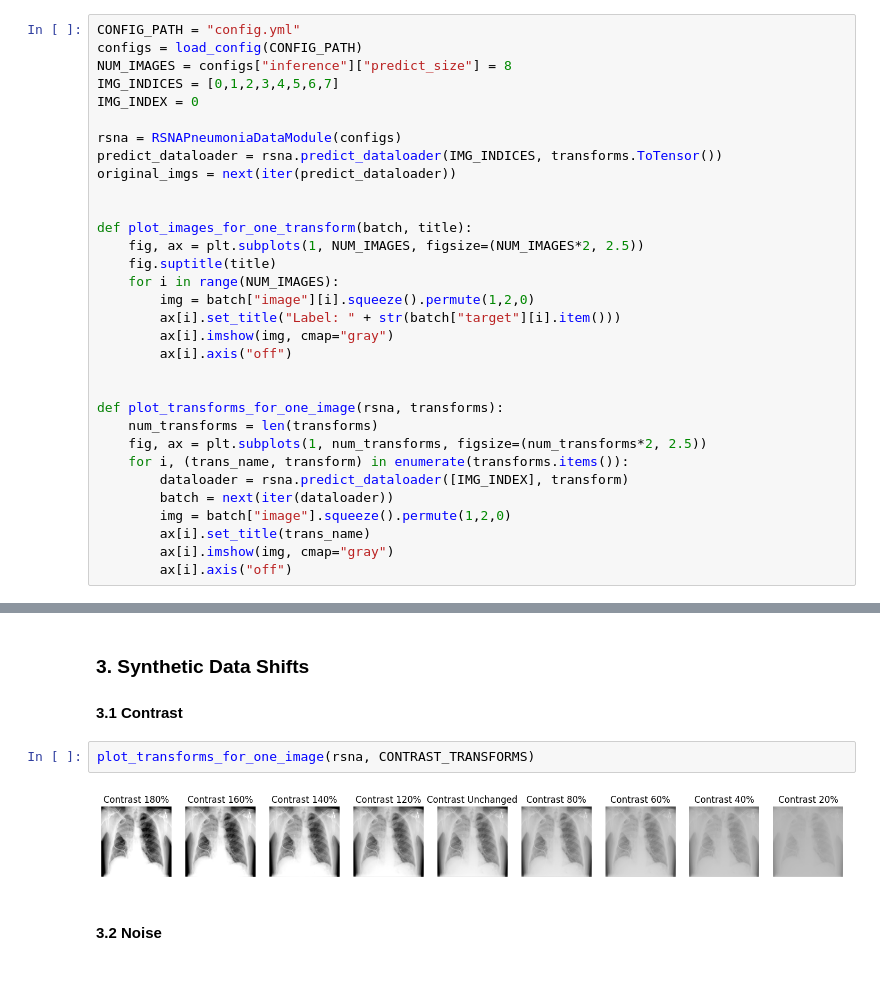
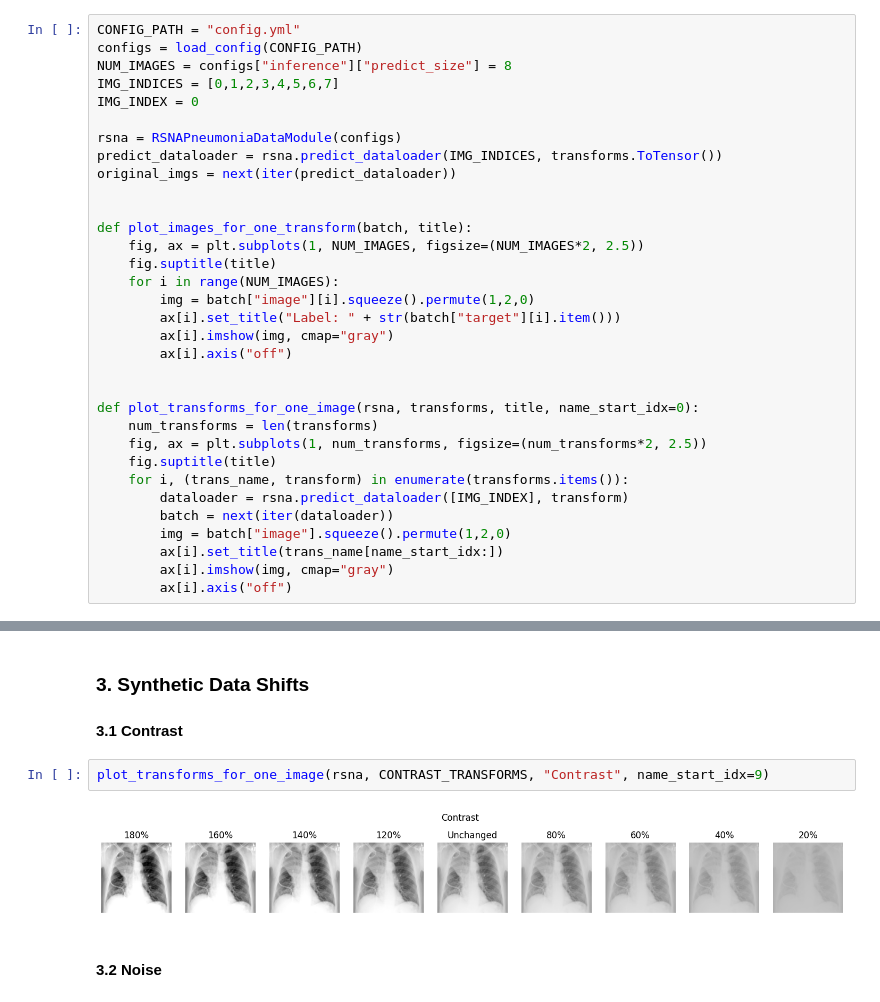
Before and after one commit to leeping-ng/med-img-monitoring, a Jupyter notebook: src/eda.ipynb, the cells around one changed output, grey strips where cells are left out. Cells and saved outputs as stored; diff of their text form; blank space fills up the shorter version.

Commit message:
shortened headings of plot titles

```diff
--- a/src/eda.ipynb
+++ b/src/eda.ipynb
@@ -36,14 +36,15 @@ def plot_images_for_one_transform(batch, title):
         ax[i].axis("off")
 
 
-def plot_transforms_for_one_image(rsna, transforms):
+def plot_transforms_for_one_image(rsna, transforms, title, name_start_idx=0):
     num_transforms = len(transforms)
     fig, ax = plt.subplots(1, num_transforms, figsize=(num_transforms*2, 2.5))
+    fig.suptitle(title)
     for i, (trans_name, transform) in enumerate(transforms.items()):
         dataloader = rsna.predict_dataloader([IMG_INDEX], transform)
         batch = next(iter(dataloader))
         img = batch["image"].squeeze().permute(1,2,0)
-        ax[i].set_title(trans_name)
+        ax[i].set_title(trans_name[name_start_idx:])
         ax[i].imshow(img, cmap="gray")
         ax[i].axis("off")
 # %% [output]
@@ -87,8 +88,8 @@ plot_images_for_one_transform(augmented_imgs, title="Augmented")
 
 #### 3.1 Contrast
 # %%
-plot_transforms_for_one_image(rsna, CONTRAST_TRANSFORMS)
+plot_transforms_for_one_image(rsna, CONTRAST_TRANSFORMS, "Contrast", name_start_idx=9)
 # %% [output]
-[figure, old version]
+[figure, new version]
 # %% [markdown]
 #### 3.2 Noise
```
Also changed, not shown: parts of 3 cells of this notebook.
